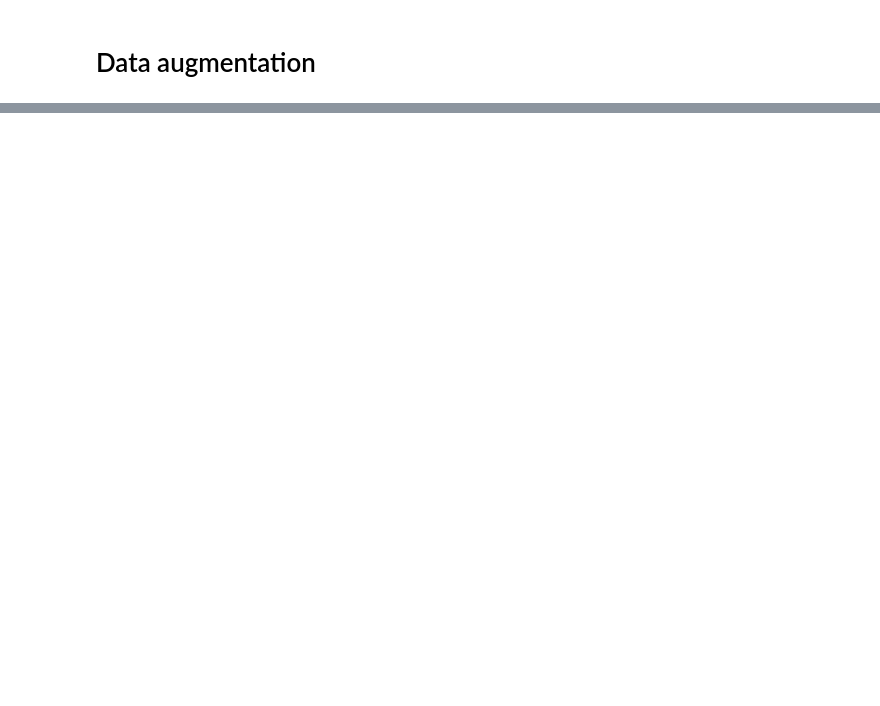
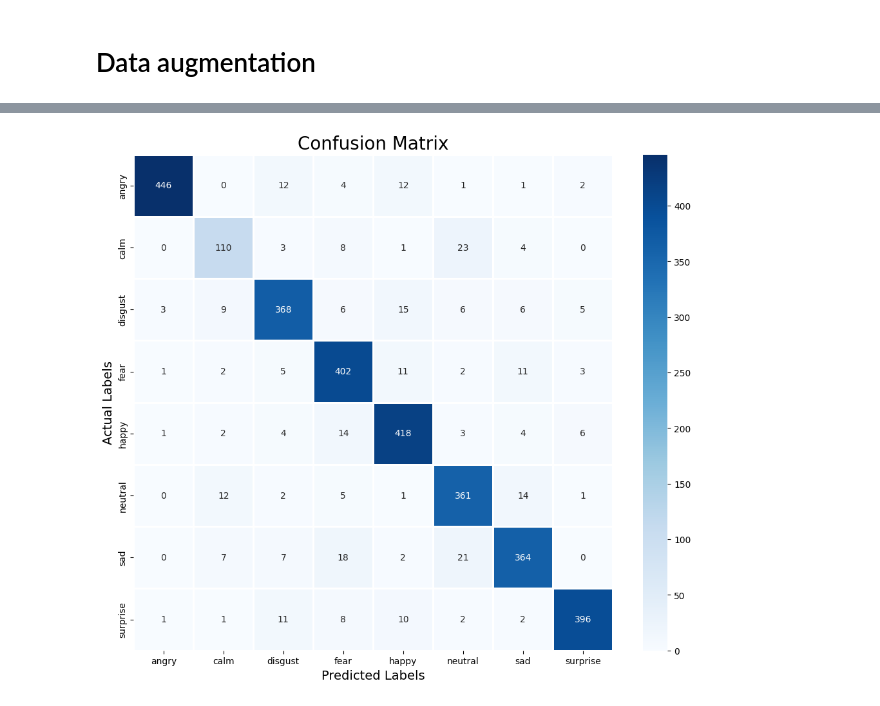
Before and after one commit to foxyyy-m/classification, a Jupyter notebook: audio_emotion_classification.ipynb, the cells around one changed output, grey strips where cells are left out. Cells and saved outputs as stored; diff of their text form; code cells hidden in the pictures; blank space fills up the shorter version.

```diff
--- a/audio_emotion_classification.ipynb
+++ b/audio_emotion_classification.ipynb
@@ -332,0 +539,4 @@ processor.plot_audio()
+# %%
+pred_test = model.predict(x_test)
+y_pred = encoder.inverse_transform(pred_test)
+y_test = encoder.inverse_transform(y_test)
@@ -332,0 +545,15 @@ processor.plot_audio()
+# %%
+cm = confusion_matrix(y_test, y_pred)
+
+# Creating a DataFrame for the confusion matrix
+cm_df = pd.DataFrame(cm, index=encoder.categories_, columns=encoder.categories_)
+
+# Plotting the heatmap
+plt.figure(figsize=(12, 10))
+sns.heatmap(cm_df, annot=True, fmt='', cmap='Blues', linewidths=1, linecolor='white')
+plt.title('Confusion Matrix', size=20)
+plt.xlabel('Predicted Labels', size=14)
+plt.ylabel('Actual Labels', size=14)
+plt.show()
+# %% [output]
+[figure, added]
```
Also changed, not shown: parts of 25 cells of this notebook.
